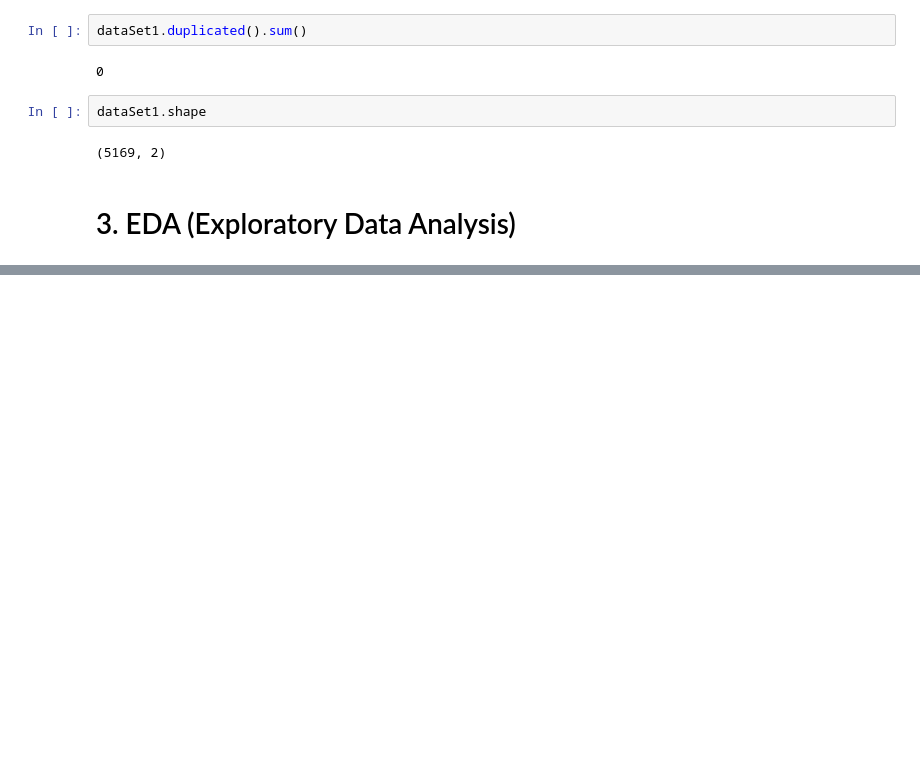
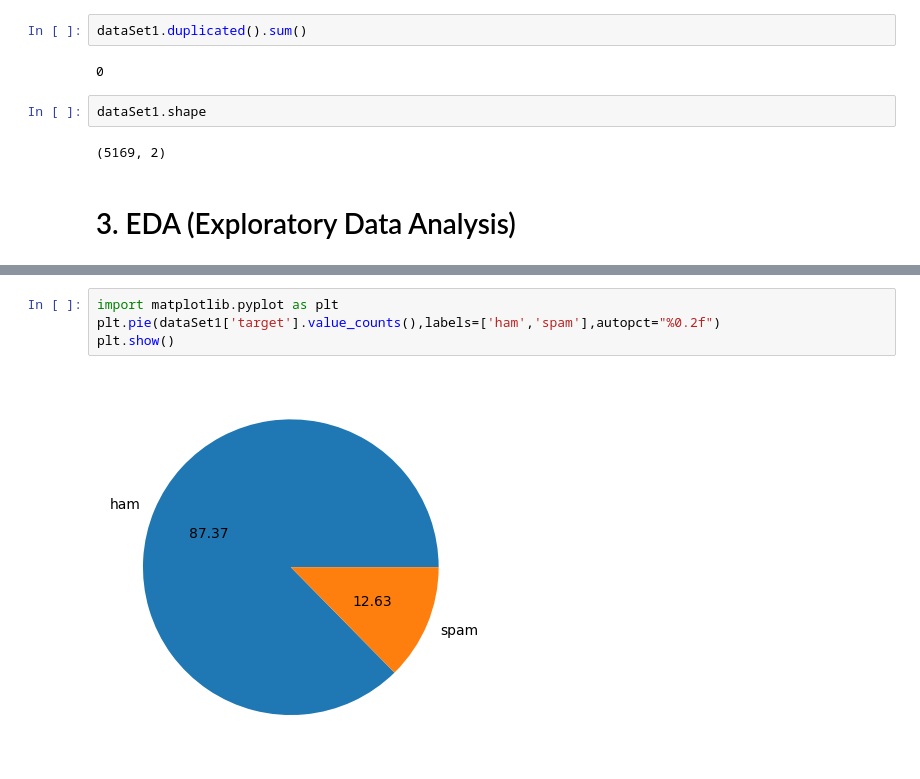
Before and after one commit to notrealmaurya/Message-Spam-CLassifier, a Jupyter notebook: MessageSpamClassifier.ipynb, the cells around one changed output, grey strips where cells are left out. Drawn from its saved outputs; the diff is of its cells as text; blank space fills up the shorter version.

```diff
--- a/MessageSpamClassifier.ipynb
+++ b/MessageSpamClassifier.ipynb
@@ -143,0 +151,6 @@ dataSet1.shape
+# %%
+import matplotlib.pyplot as plt
+plt.pie(dataSet1['target'].value_counts(),labels=['ham','spam'],autopct="%0.2f")
+plt.show()
+# %% [output]
+[figure, added]
```
Also changed, not shown: parts of 1 cell of this notebook.
